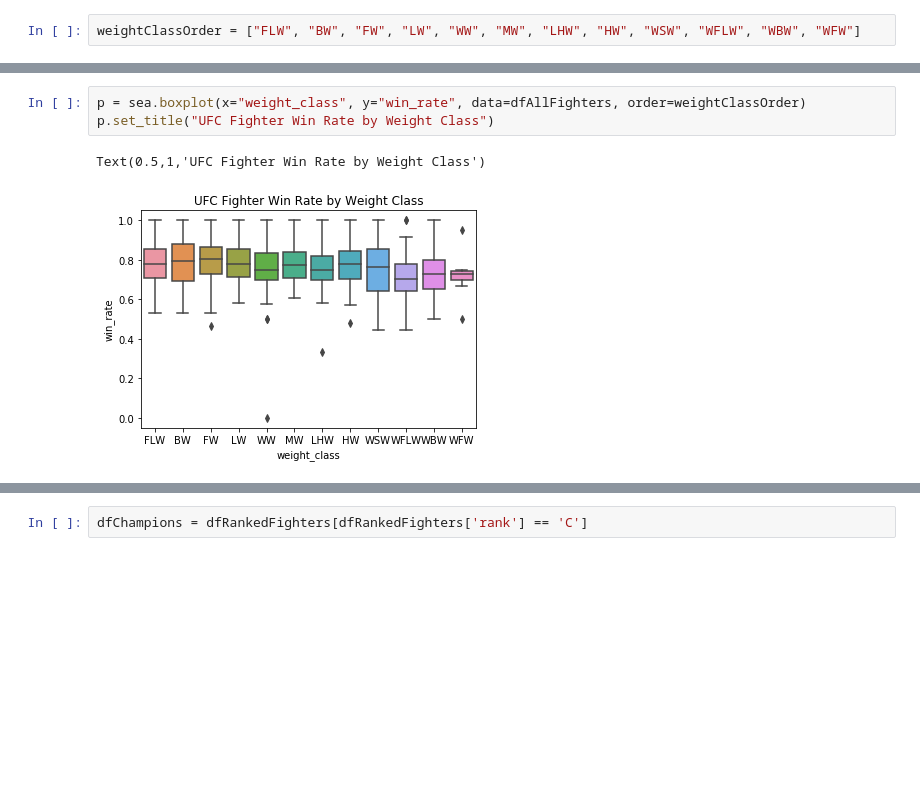
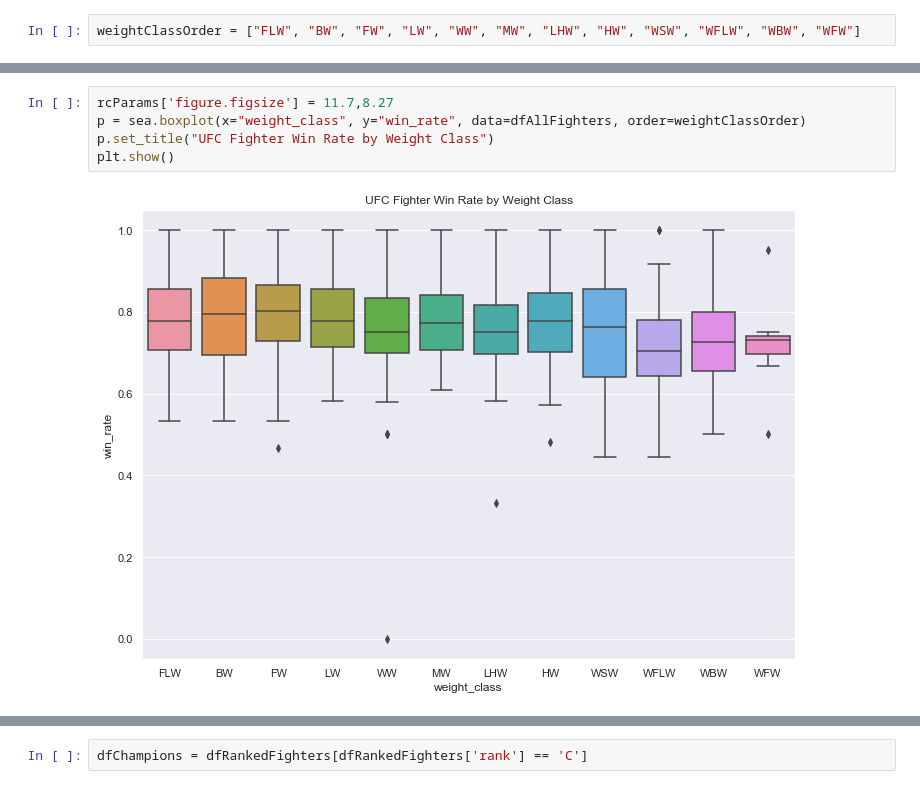
Before and after one commit to matthewPapke/ufc-ranking-analysis, a Jupyter notebook: ufc-analysis.ipynb, the cells around one changed output, grey strips where cells are left out. Cells and saved outputs as stored; diff of their text form; blank space fills up the shorter version.

```diff
--- a/ufc-analysis.ipynb
+++ b/ufc-analysis.ipynb
@@ -85,6 +102,7 @@ plt.show()
 # %%
+rcParams['figure.figsize'] = 11.7,8.27
 p = sea.boxplot(x="weight_class", y="win_rate", data=dfAllFighters, order=weightClassOrder)
 p.set_title("UFC Fighter Win Rate by Weight Class")
+plt.show()
 # %% [output]
-Text(0.5,1,'UFC Fighter Win Rate by Weight Class')
-[figure, old version]
+[figure, new version]
```
Also changed, not shown: parts of 21 cells of this notebook, 1 other file.
